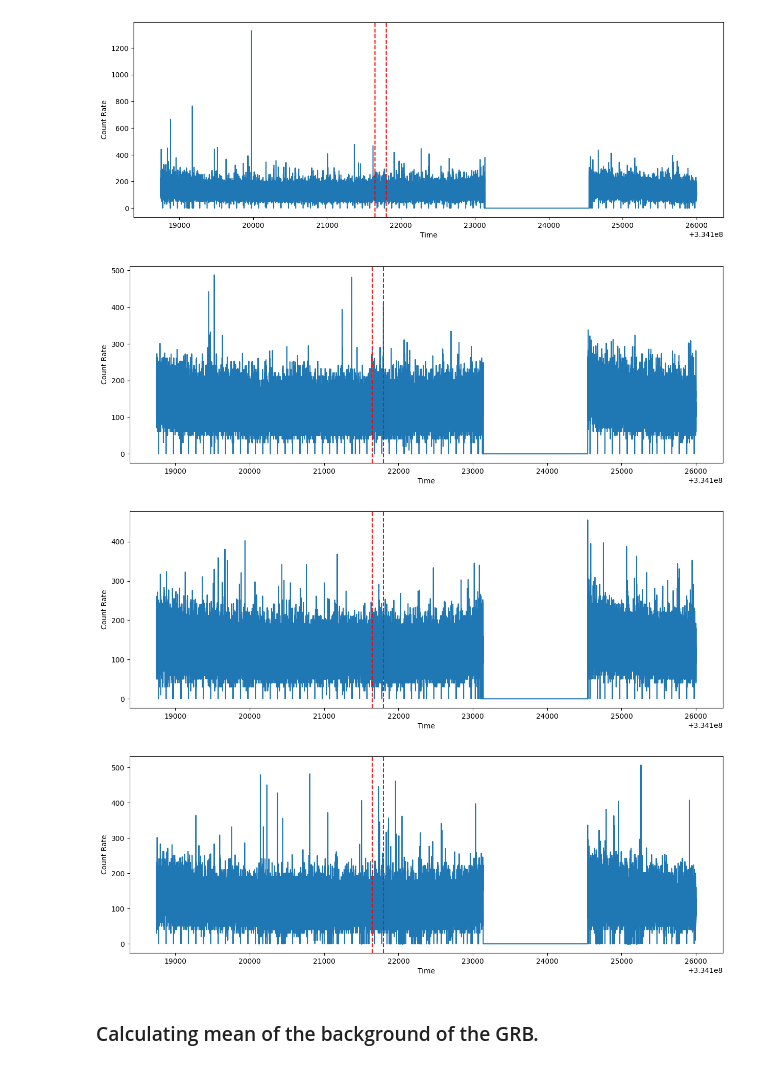
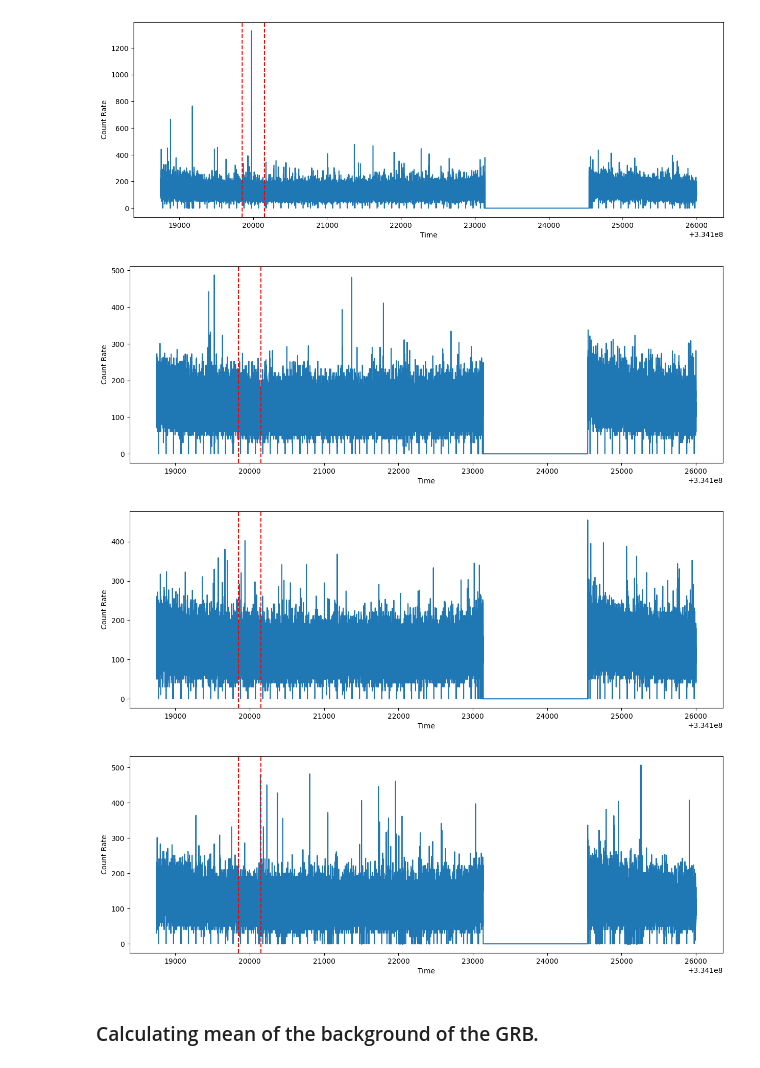
Before and after one commit to HeisenbergsCat03/ksp-grb, a Jupyter notebook: FaintGRB_0.1s/detrending_snr.ipynb, the cells around one changed output. Drawn from its saved outputs; the diff is of its cells as text; code cells hidden in the pictures.

```diff
--- a/FaintGRB_0.1s/detrending_snr.ipynb
+++ b/FaintGRB_0.1s/detrending_snr.ipynb
@@ -7,27 +7,27 @@ import pandas as pd
 # %%
 m1=fits.open('final_output_Q0.lc')
 m2=fits.open('final_output_Q1.lc')
 m3=fits.open('final_output_Q2.lc')
 m4=fits.open('final_output_Q3.lc')
-req1 = 21650 + 3.341e8
-req2 = 21800 + 3.341e8
+req1 = 19850 + 3.341e8
+req2 = 20150 + 3.341e8
 m_complete = [m1,m2,m3,m4]
 a1 = m1
 a2 = m2
 a3 = m3
 a4 = m4
 for m in m_complete:
     plt.subplots(1, 1, figsize = (15,5))
     plt.plot(m[1].data['TIME'],m[1].data['RATE'])
     plt.xlabel("Time")
     plt.axvline(x=req1, color='r', linestyle='--')
     plt.axvline(x=req2, color='r', linestyle='--')
     plt.ylabel("Count Rate")
 # %% [output]
-[figure, old version]
+[figure, new version]
-[figure, old version]
+[figure, new version]
-[figure, old version]
+[figure, new version]
-[figure, old version]
+[figure, new version]
 # %% [markdown]
 ### Calculating mean of the background of the GRB.
 # %%
```
